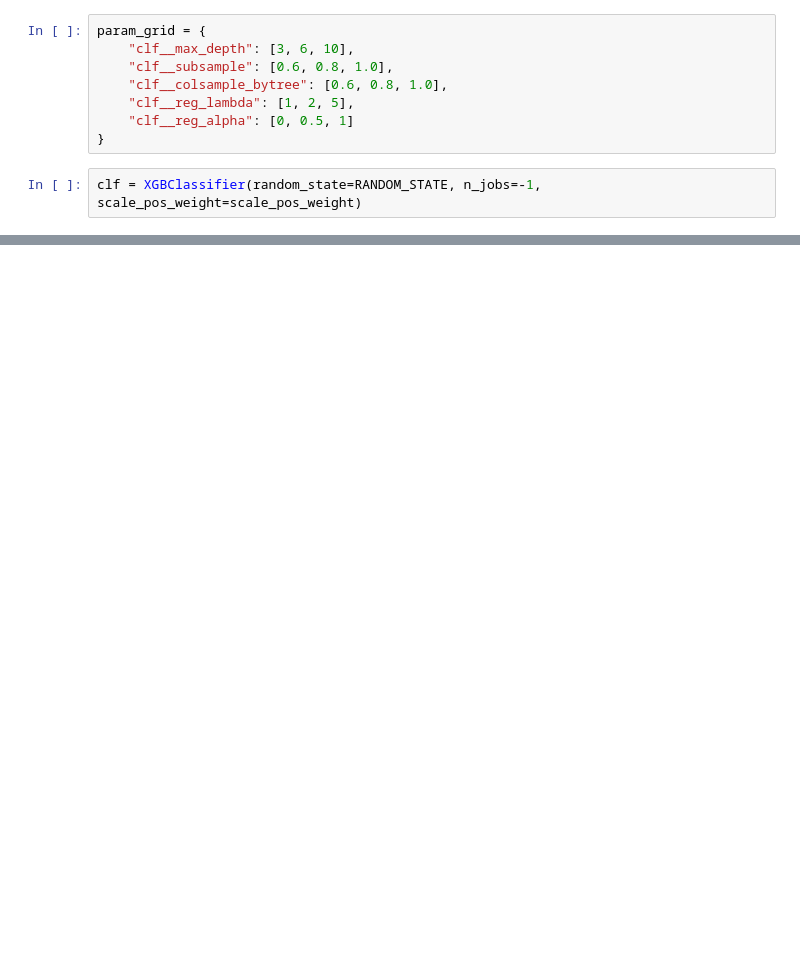
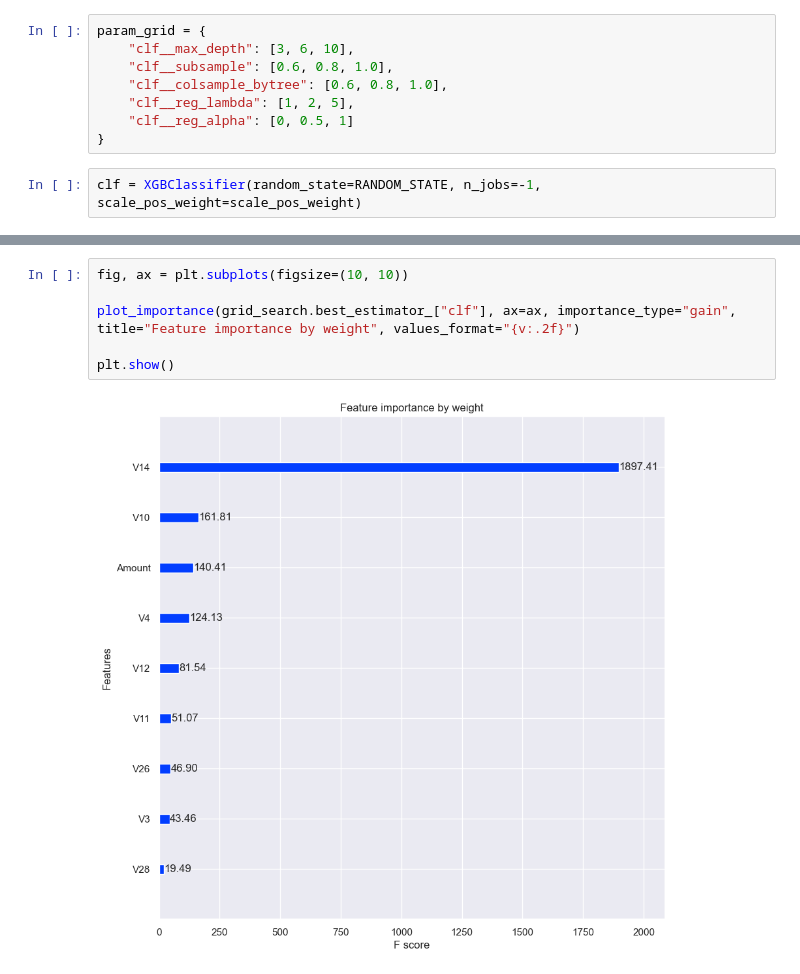
Before and after one commit to Antonio-Manoel/identification-fraud, a Jupyter notebook: notebooks/MachineLearning.ipynb, the cells around one changed output, grey strips where cells are left out. Cells and saved outputs as stored; diff of their text form; blank space fills up the shorter version.

```diff
--- a/notebooks/MachineLearning.ipynb
+++ b/notebooks/MachineLearning.ipynb
@@ -282,0 +372,8 @@ clf = XGBClassifier(random_state=RANDOM_STATE, n_jobs=-1, scale_pos_weight=scale
+# %%
+fig, ax = plt.subplots(figsize=(10, 10))
+
+plot_importance(grid_search.best_estimator_["clf"], ax=ax, importance_type="gain", title="Feature importance by weight", values_format="{v:.2f}")
+
+plt.show()
+# %% [output]
+[figure, added]
```
Also changed, not shown: parts of 14 cells of this notebook.
